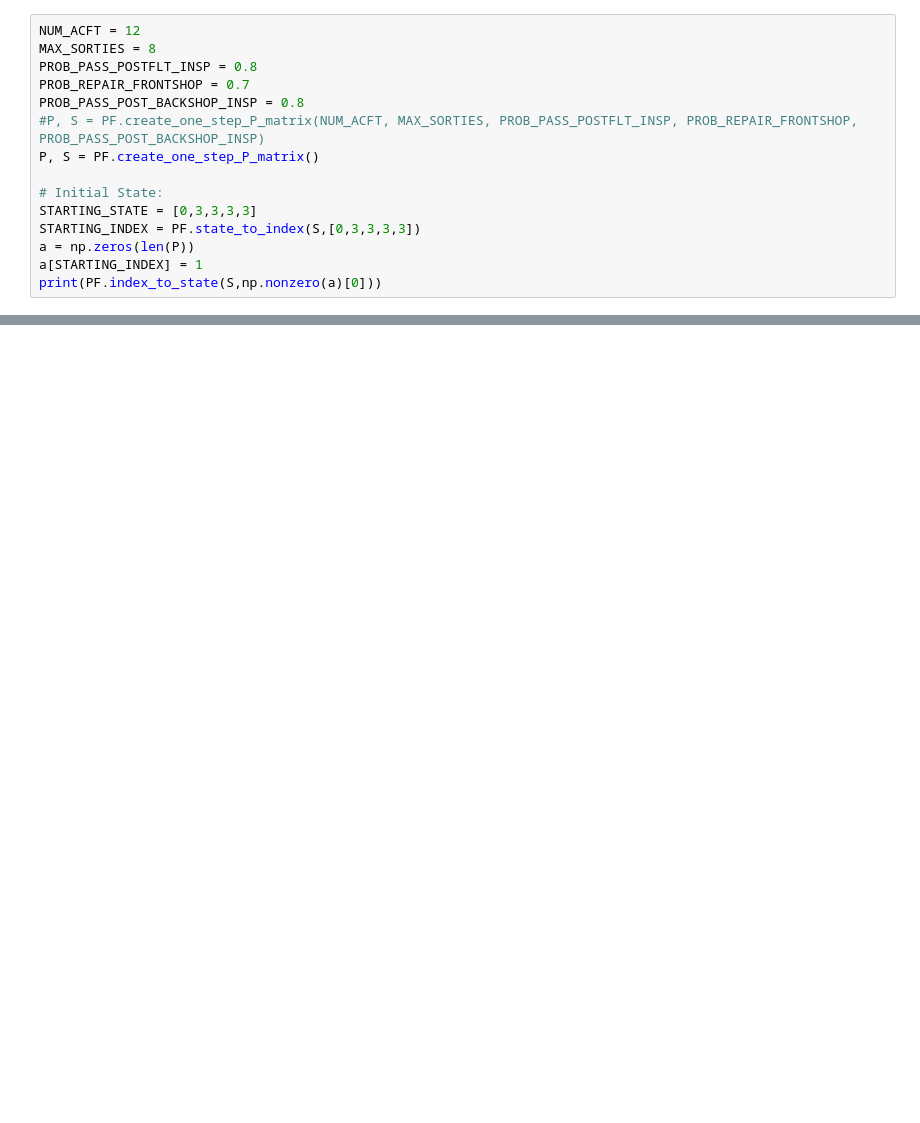
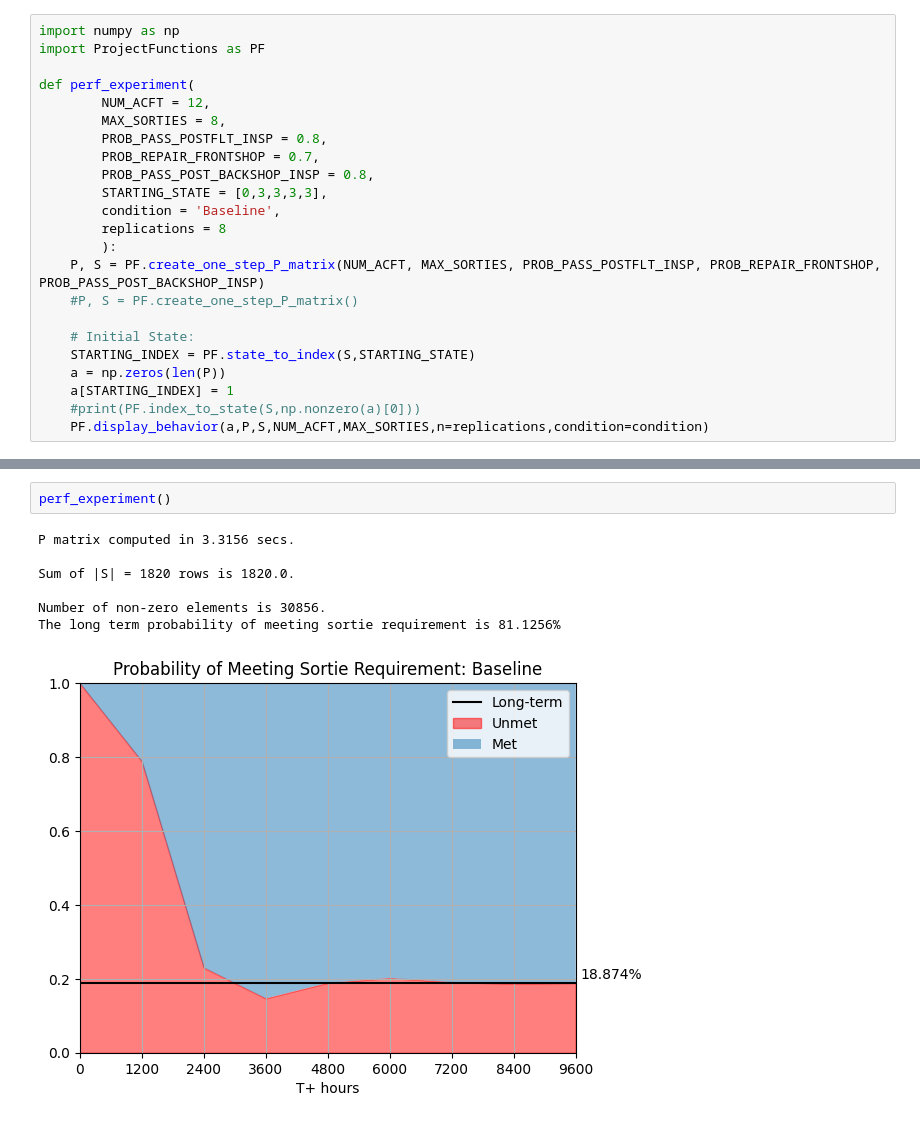
Before and after one commit to bhosley/Schoolwork, a Jupyter notebook: 2023Q1 - Stochastic Modeling and Analysis/Project/OPER640-Project.ipynb, the cells around one changed output, grey strips where cells are left out. Drawn from its saved outputs; the diff is of its cells as text; blank space fills up the shorter version.

```diff
--- a/2023Q1 - Stochastic Modeling and Analysis/Project/OPER640-Project.ipynb
+++ b/2023Q1 - Stochastic Modeling and Analysis/Project/OPER640-Project.ipynb
@@ -4,15 +1,23 @@ import ProjectFunctions as PF
 # %%
-NUM_ACFT = 12
-MAX_SORTIES = 8
-PROB_PASS_POSTFLT_INSP = 0.8
-PROB_REPAIR_FRONTSHOP = 0.7
-PROB_PASS_POST_BACKSHOP_INSP = 0.8
-#P, S = PF.create_one_step_P_matrix(NUM_ACFT, MAX_SORTIES, PROB_PASS_POSTFLT_INSP, PROB_REPAIR_FRONTSHOP, PROB_PASS_POST_BACKSHOP_INSP)
-P, S = PF.create_one_step_P_matrix()
+import numpy as np
+import ProjectFunctions as PF
 
-# Initial State:
-STARTING_STATE = [0,3,3,3,3]
-STARTING_INDEX = PF.state_to_index(S,[0,3,3,3,3])
-a = np.zeros(len(P))
-a[STARTING_INDEX] = 1
-print(PF.index_to_state(S,np.nonzero(a)[0]))
+def perf_experiment(
+        NUM_ACFT = 12,
+        MAX_SORTIES = 8,
+        PROB_PASS_POSTFLT_INSP = 0.8,
+        PROB_REPAIR_FRONTSHOP = 0.7,
+        PROB_PASS_POST_BACKSHOP_INSP = 0.8,
+        STARTING_STATE = [0,3,3,3,3],
+        condition = 'Baseline',
+        replications = 8
+        ):
+    P, S = PF.create_one_step_P_matrix(NUM_ACFT, MAX_SORTIES, PROB_PASS_POSTFLT_INSP, PROB_REPAIR_FRONTSHOP, PROB_PASS_POST_BACKSHOP_INSP)
+    #P, S = PF.create_one_step_P_matrix()
+
+    # Initial State:
+    STARTING_INDEX = PF.state_to_index(S,STARTING_STATE)
+    a = np.zeros(len(P))
+    a[STARTING_INDEX] = 1
+    #print(PF.index_to_state(S,np.nonzero(a)[0]))
+    PF.display_behavior(a,P,S,NUM_ACFT,MAX_SORTIES,n=replications,condition=condition)
@@ -101,0 +24,10 @@ plt.show()
+# %%
+perf_experiment()
+# %% [output]
+P matrix computed in 3.3156 secs.
+
+Sum of |S| = 1820 rows is 1820.0.
+
+Number of non-zero elements is 30856.
+The long term probability of meeting sortie requirement is 81.1256%
+[figure, added]
```
Also changed, not shown: parts of 8 cells of this notebook.
